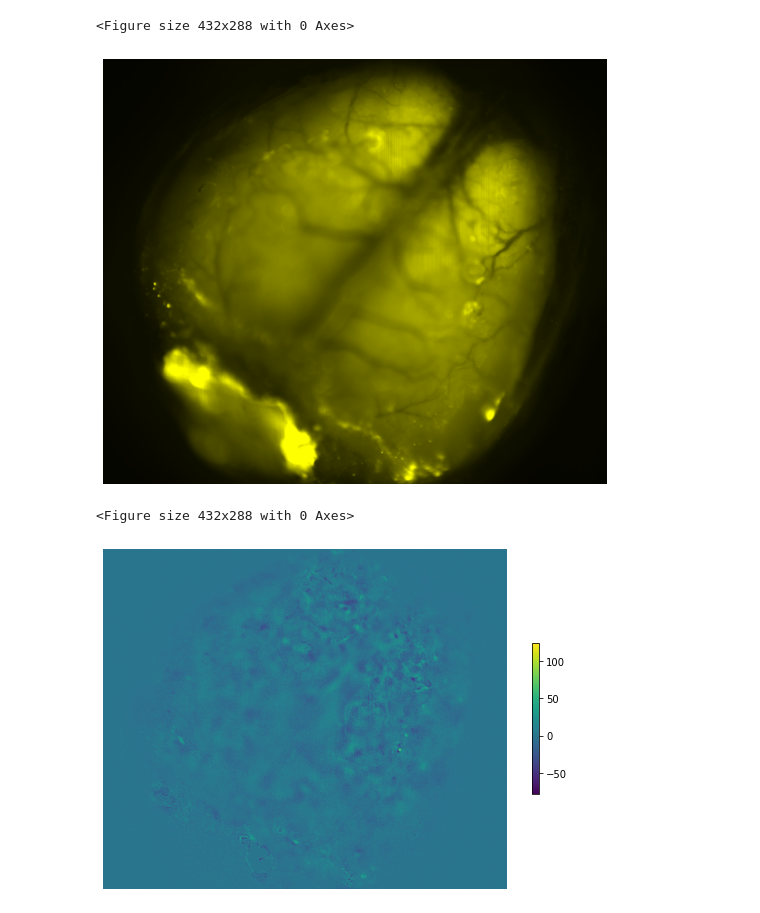
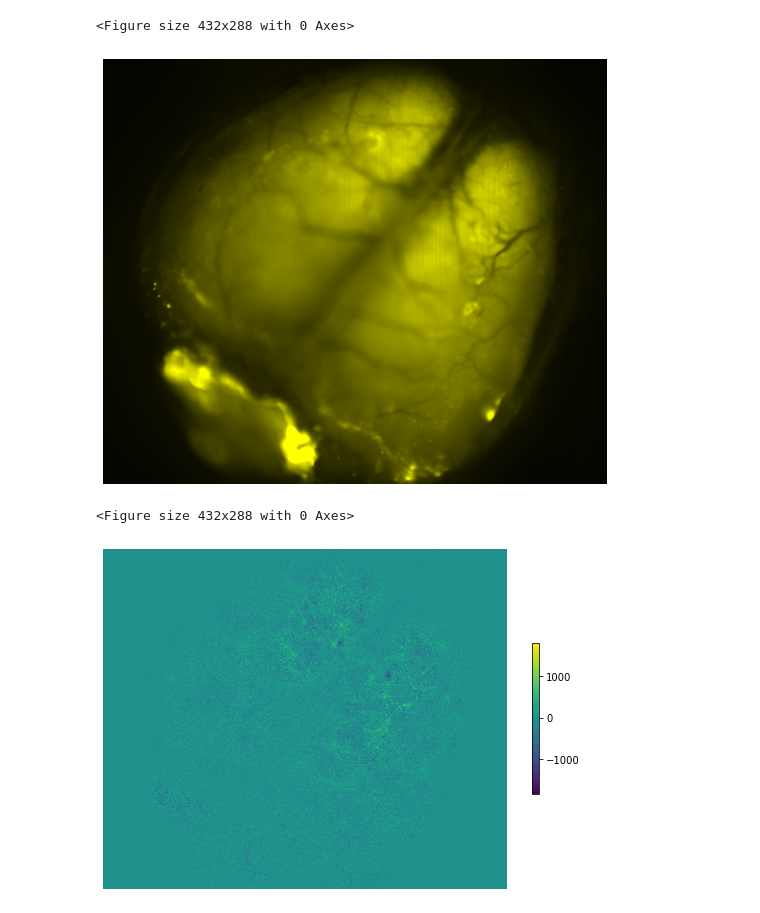
Before and after one commit to jcouto/wfield, a Jupyter notebook: notebooks/approximate_svd.ipynb, the cells around one changed output. Cells and saved outputs as stored; diff of their text form; code cells hidden in the pictures.

```diff
--- a/notebooks/approximate_svd.ipynb
+++ b/notebooks/approximate_svd.ipynb
@@ -13,14 +17,20 @@ from wfieldtools import *
 localdisk = 'd:\\temp_folder'
 dat_path = glob(pjoin(localdisk,'*.dat'))[0]
 frames_average = np.load(pjoin(localdisk,'frames_average.npy'))
+trial_onsets = np.load(pjoin(localdisk,'trial_onsets.npy'))
 
 dat = mmap_dat(dat_path) # load to memory if you have enough
+onsets = trial_onsets['iframe']
 
-U,SVT = approximate_svd(dat, frames_average)
-np.save(pjoin(localdisk,'U.npy'),U)
-np.save(pjoin(localdisk,'SVT.npy'),SVT)
+U,SVT = approximate_svd(dat, frames_average,onsets = onsets)
+np.save(pjoin(localdisk,'Ua.npy'),U)
+np.save(pjoin(localdisk,'SVTa.npy'),SVT)
 # %%
 # Look at the difference between the reconstructed and the raw data
-mov = reconstruct(U,SVT[:,:1000],dims = dat.shape[-2:]).reshape(500,2,*dat.shape[-2:])
-
-napari_show(mov+frames_average - dat[:500])
+itrial = 400
+ii = (onsets[itrial],onsets[itrial+1])
+nframes = ii[1]-ii[0]
+mov = reconstruct(U,SVT[:,ii[0]*2:ii[0]*2+nframes*2],
+                  dims = dat.shape[-2:]).reshape(nframes,2,*dat.shape[-2:])
+avg =  get_trial_baseline(ii[0],frames_average,onsets)
+napari_show((mov*avg)+avg - dat[ii[0]:ii[1]])
@@ -27,15 +40,17 @@ napari_show(mov+frames_average - dat[:500])
 # %%
+# Compare single frames
 %matplotlib inline
-check = np.stack([mov[:,0].mean(axis = 0) + frames_average[0],
-                  dat[:500,0].mean(axis = 0)])
+# green is raw; red is reconstructed
+check = np.stack([((mov[0]*avg)+avg)[0],
+                  dat[ii[0],0]])
 plt.figure();
 imshow_noborder(two_chan_to_rgb(check));
 plt.figure();
 imshow_noborder(np.diff(check,axis=0).squeeze());
 plt.colorbar(shrink = 0.3);
 # %% [output]
 <Figure size 432x288 with 0 Axes>
-[figure, old version]
+[figure, new version]
 <Figure size 432x288 with 0 Axes>
-[figure, old version]
+[figure, new version]
 # %%
```
Also changed, not shown: parts of 3 cells of this notebook, 7 other files.
